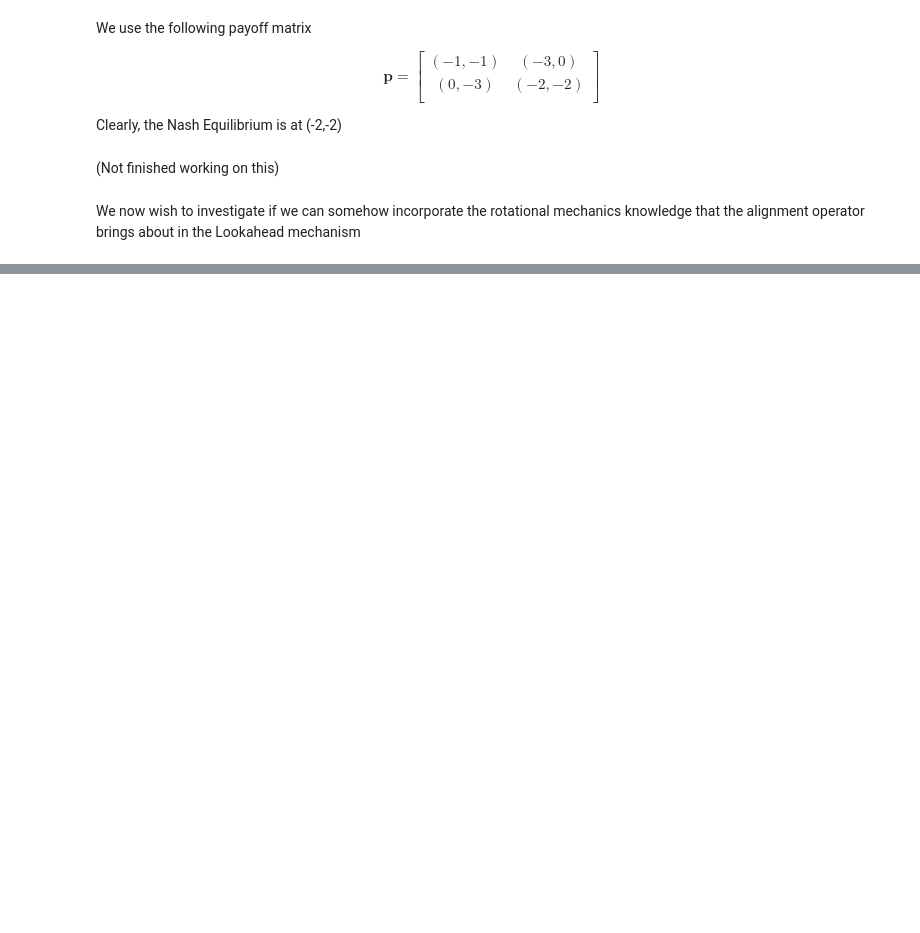
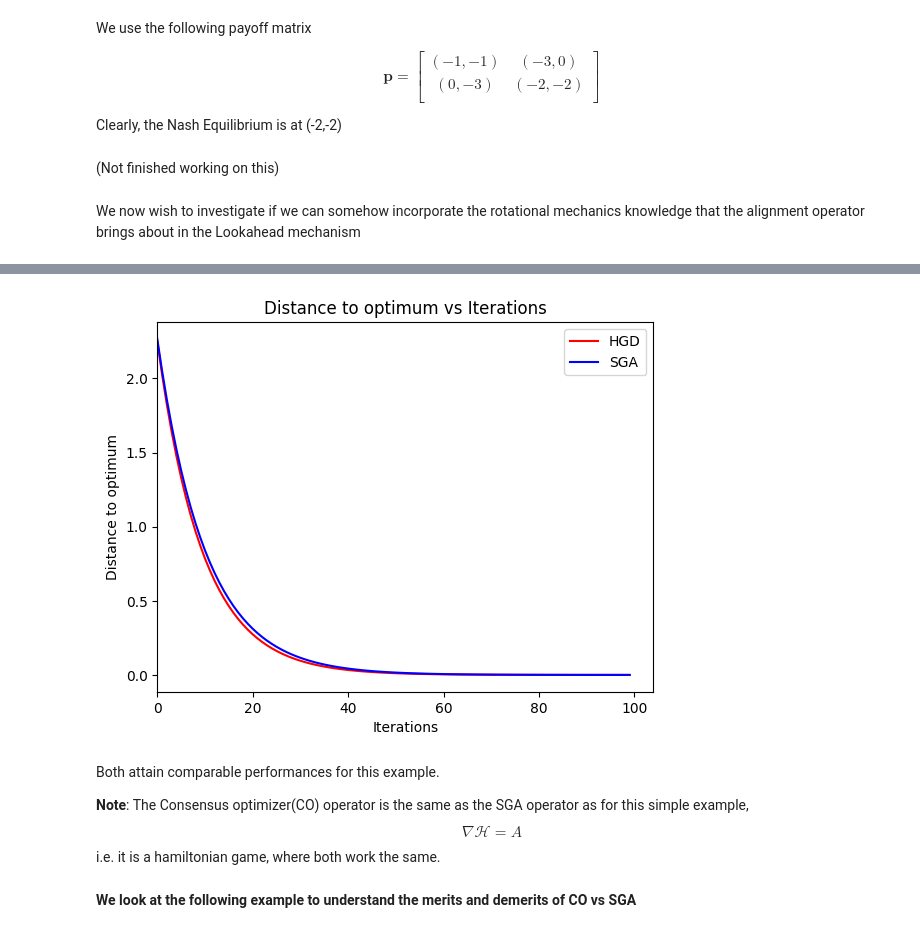
Before and after one commit to aniketSanyal/GamesInMLProject, a Jupyter notebook: Symplectic_Gradient_Adjustment_with_Lookahead.ipynb, the cells around one changed output, grey strips where cells are left out. Saved outputs shown, nothing was run; the diff lists cells and outputs as text; code cells hidden in the pictures; blank space fills up the shorter version.

```diff
--- a/Symplectic_Gradient_Adjustment_with_Lookahead.ipynb
+++ b/Symplectic_Gradient_Adjustment_with_Lookahead.ipynb
@@ -368,0 +456,18 @@ We now wish to investigate if we can somehow incorporate the rotational mechanic
+# %%
+plt.plot(distances_ham, linestyle='-', color='r', label='HGD')
+plt.plot(distances_sga,linestyle='-', color='b', label='SGA' )
+
+plt.title("Distance to optimum vs Iterations")
+plt.xlim(left=0)
+plt.xlabel("Iterations")
+plt.ylabel("Distance to optimum")
+plt.legend()
+plt.show()
+# %% [output]
+[figure, added]
+# %% [markdown]
+Both attain comparable performances for this example.
+
+**Note**: The Consensus optimizer(CO) operator is the same as the SGA operator as for this simple example, $$ \nabla \mathcal{H} = A $$ i.e. it is a hamiltonian game, where both work the same.
+# %% [markdown]
+**We look at the following example to understand the merits and demerits of CO vs SGA**
```
Also changed, not shown: parts of 26 cells of this notebook.
